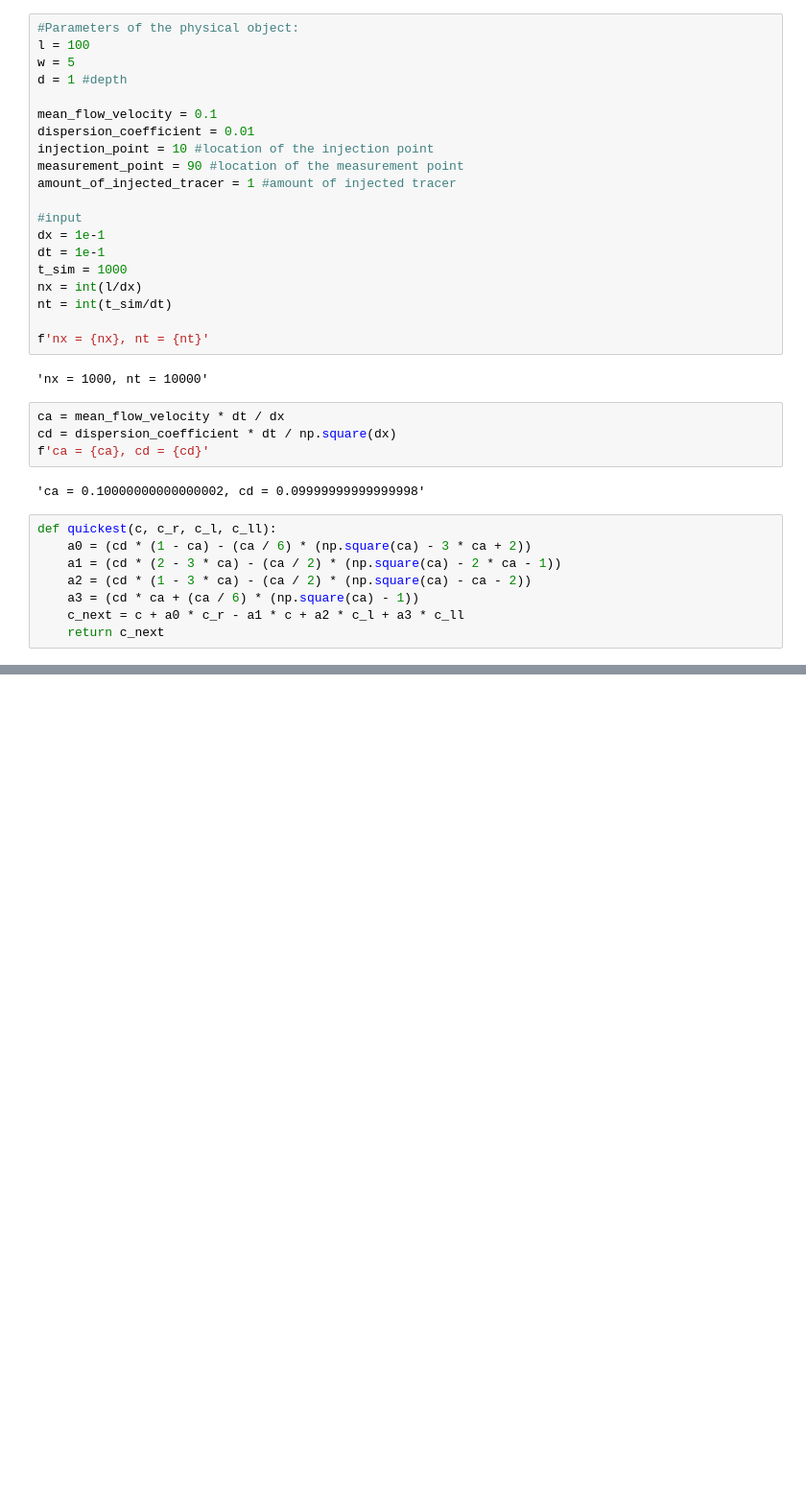
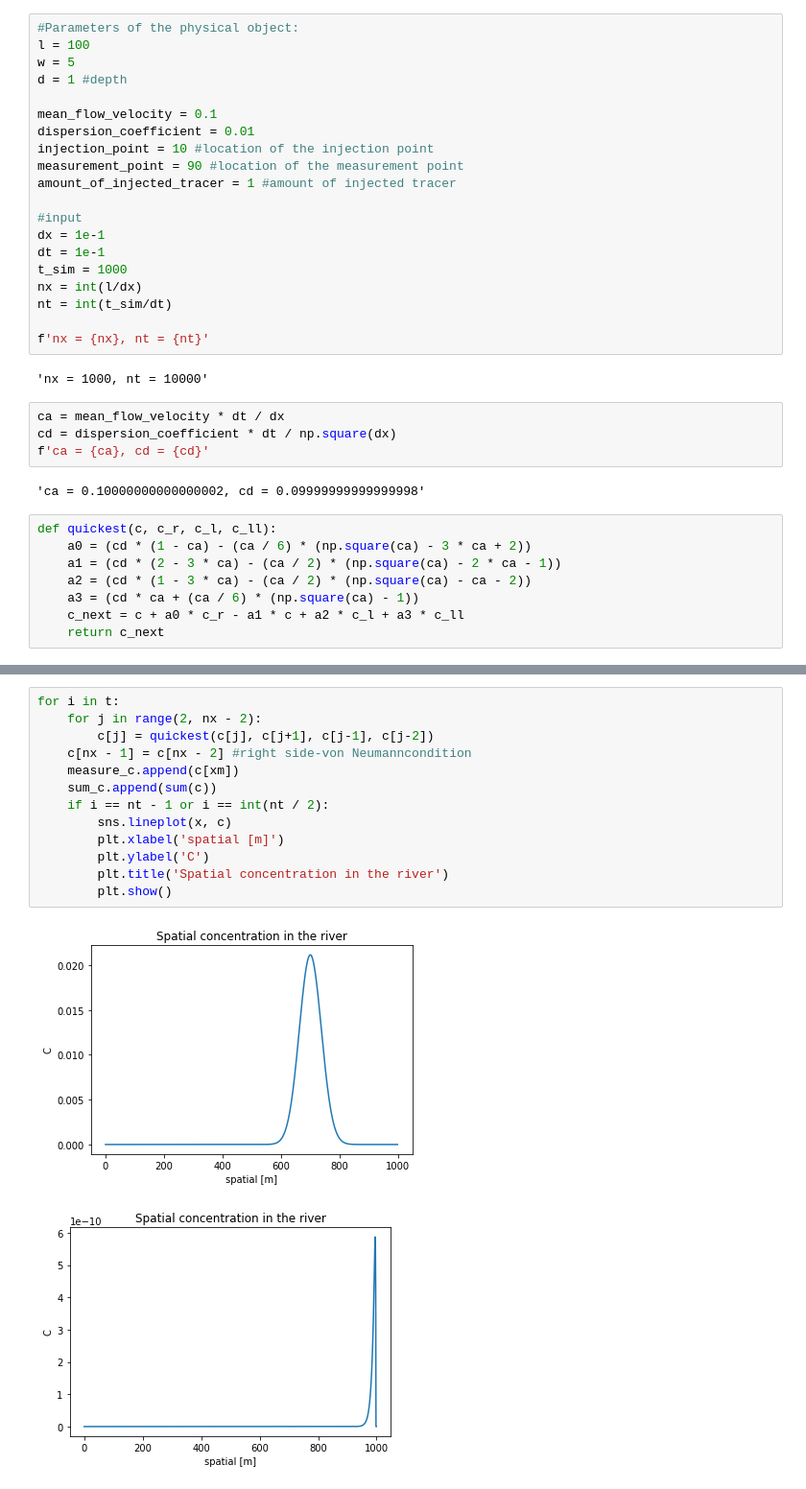
Before and after one commit to tynski/MPS, a Jupyter notebook: taylor_model/Taylor model.ipynb, the cells around one changed output, grey strips where cells are left out. Shown: that part at 96% size. Drawn from its saved outputs; the diff is of its cells as text; blank space fills up the shorter version.

```diff
--- a/taylor_model/Taylor model.ipynb
+++ b/taylor_model/Taylor model.ipynb
@@ -60 +89,17 @@ c[int(injection_point / dx)] = m
+# %%
+for i in t:
+    for j in range(2, nx - 2):
+        c[j] = quickest(c[j], c[j+1], c[j-1], c[j-2])
+    c[nx - 1] = c[nx - 2] #right side-von Neumanncondition
+    measure_c.append(c[xm])
+    sum_c.append(sum(c))
+    if i == nt - 1 or i == int(nt / 2):
+        sns.lineplot(x, c)
+        plt.xlabel('spatial [m]')
+        plt.ylabel('C')
+        plt.title('Spatial concentration in the river')
+        plt.show()
+# %% [output]
+[figure, added]
+[figure, added]
 # %%
```
Also changed, not shown: parts of 9 cells of this notebook, 1 other file.
